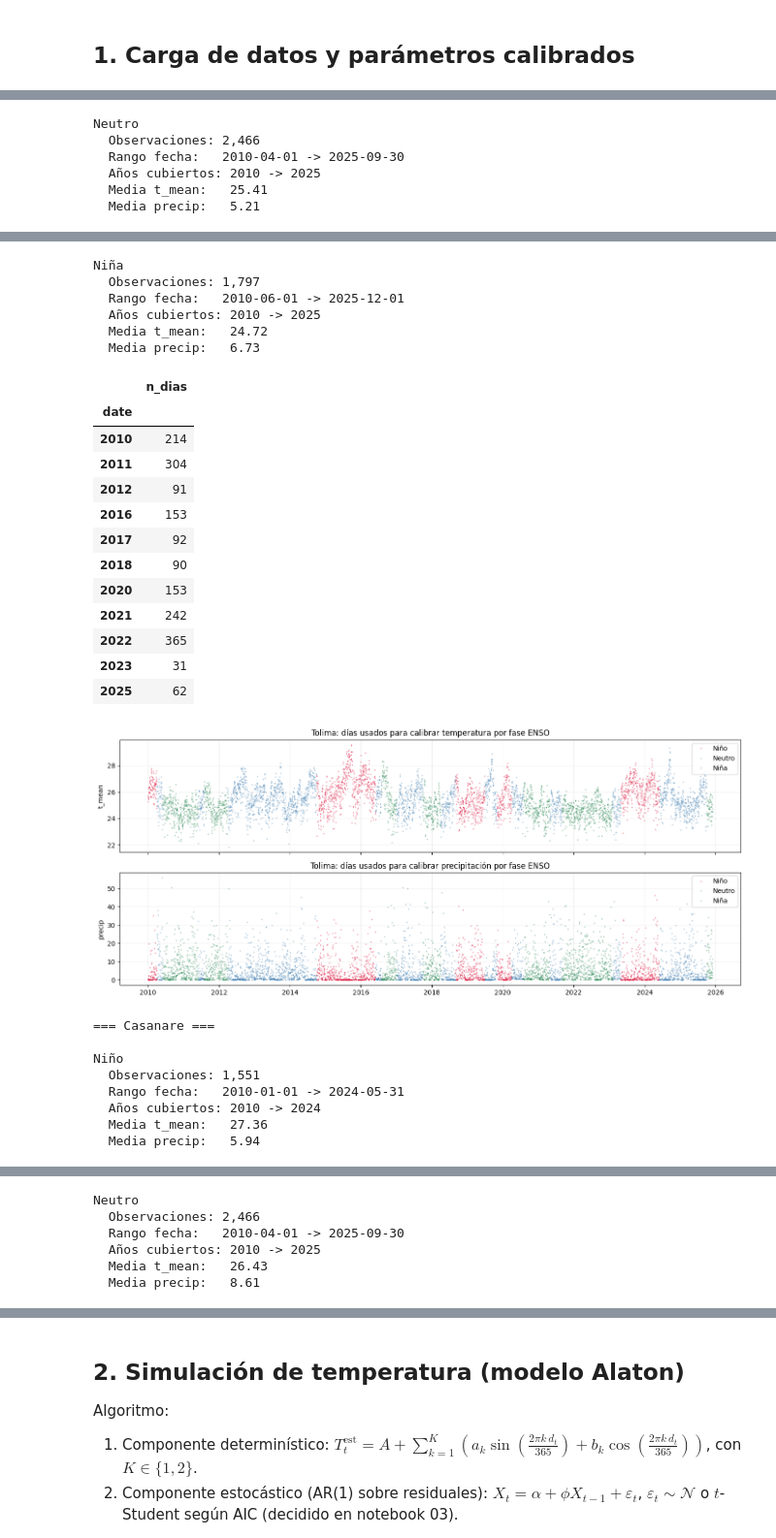
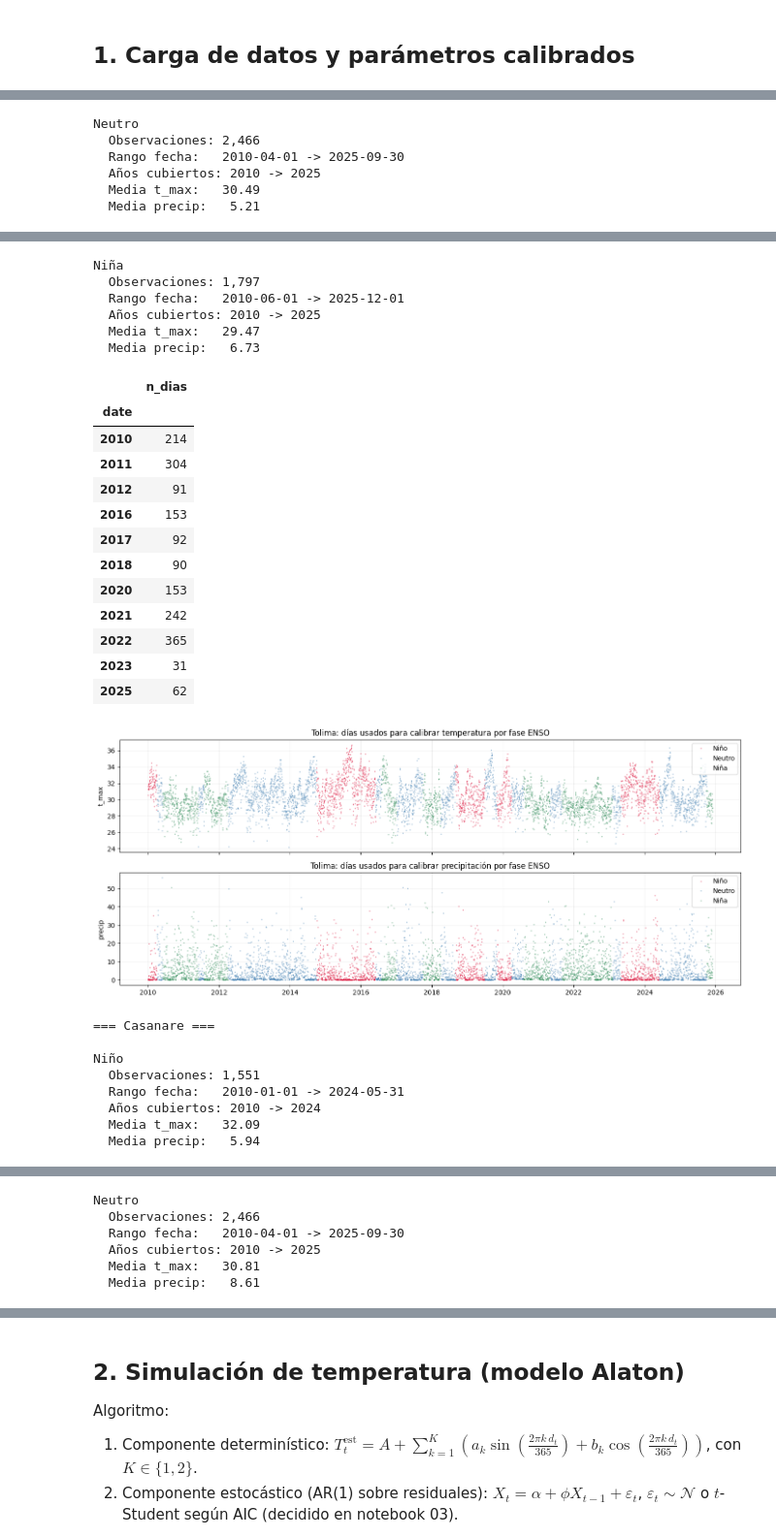
Before and after one commit to despinosaa/enso_rice_weather_derivatives, a Jupyter notebook: notebooks/06_monte_carlo_climate_simulation.ipynb, the cells around one changed output, grey strips where cells are left out. Shown at 97% size. Cells and saved outputs as stored; diff of their text form; code cells hidden in the pictures.

```diff
--- a/notebooks/06_monte_carlo_climate_simulation.ipynb
+++ b/notebooks/06_monte_carlo_climate_simulation.ipynb
@@ -38,8 +38,9 @@ rng = np.random.default_rng(SEED)
 # %%
 df = pd.read_excel("../data/processed/Modelo_Completo.xlsx", parse_dates=["date"]).set_index("date")
 
-df_Casanare = df[df["department"] == "Casanare"][["t_mean", "precip"]].copy()
-df_Tolima   = df[df["department"] == "Tolima"  ][["t_mean", "precip"]].copy()
+VAR_TEMP = "t_max"
+df_Casanare = df[df["department"] == "Casanare"][[VAR_TEMP, "precip"]].copy()
+df_Tolima   = df[df["department"] == "Tolima"  ][[VAR_TEMP, "precip"]].copy()
 
 # Fases ENSO mensuales -> broadcast a frecuencia diaria
 enso = pd.read_excel("../data/processed/Modelo_Completo.xlsx", sheet_name="CapaB_ENSO")
@@ -92,7 +93,7 @@ Fases ENSO en muestra Casanare: {'Neutro': 2466, 'Niña': 1797, 'Niño': 1551}
 DEPARTAMENTOS = {"Tolima": df_Tolima, "Casanare": df_Casanare}
 ESCENARIOS    = ["Niño", "Neutro", "Niña"]
 
-def resumir_muestra_calibracion(df_dpto, nombre_dpto):
+def resumir_muestra_calibracion(df_dpto, nombre_dpto, var_temp=VAR_TEMP):
     """Muestra qué datos se usan para calibrar cada fase ENSO.
 
     Importante:
@@ -105,8 +106,8 @@ def resumir_muestra_calibracion(df_dpto, nombre_dpto):
 
     print(f"\n=== {nombre_dpto} ===")
     for fase in ESCENARIOS:
-        sub = df_dpto.loc[df_dpto["fase"] == fase, ["t_mean", "precip", "roni", "fase"]].copy()
-        sub = sub.dropna(subset=["t_mean", "precip"])
+        sub = df_dpto.loc[df_dpto["fase"] == fase, [var_temp, "precip", "roni", "fase"]].copy()
+        sub = sub.dropna(subset=[var_temp, "precip"])
 
         if sub.empty:
             print(f"{fase}: no hay observaciones")
@@ -121,13 +122,13 @@ def resumir_muestra_calibracion(df_dpto, nombre_dpto):
         print(f"  Observaciones: {n_obs:,}")
         print(f"  Rango fecha:   {date_min} -> {date_max}")
         print(f"  Años cubiertos: {years.index.min()} -> {years.index.max()}")
-        print(f"  Media t_mean:   {sub['t_mean'].mean():.2f}")
+        print(f"  Media {var_temp}:   {sub[var_temp].mean():.2f}")
         print(f"  Media precip:   {sub['precip'].mean():.2f}")
 
         display(years.rename("n_dias").to_frame())
 
         axes[0].plot(
-            sub.index, sub["t_mean"],
+            sub.index, sub[var_temp],
             linestyle="none", marker=".", markersize=2,
             alpha=0.35, color=colors[fase], label=fase
         )
@@ -138,7 +139,7 @@ def resumir_muestra_calibracion(df_dpto, nombre_dpto):
         )
 
     axes[0].set_title(f"{nombre_dpto}: días usados para calibrar temperatura por fase ENSO")
-    axes[0].set_ylabel("t_mean")
+    axes[0].set_ylabel(var_temp)
     axes[0].legend()
     axes[0].grid(alpha=0.2)
 
@@ -151,7 +152,7 @@ def resumir_muestra_calibracion(df_dpto, nombre_dpto):
     plt.show()
 
 for dpto, df_dpto in DEPARTAMENTOS.items():
-    resumir_muestra_calibracion(df_dpto, dpto)
+    resumir_muestra_calibracion(df_dpto, dpto, var_temp=VAR_TEMP)
 # %% [output]
 === Tolima ===
 
@@ -176,7 +177,7 @@ Neutro
   Observaciones: 2,466
   Rango fecha:   2010-04-01 -> 2025-09-30
   Años cubiertos: 2010 -> 2025
-  Media t_mean:   25.41
+  Media t_max:   30.49
   Media precip:   5.21
 |  | n_dias |
 | date |  |
@@ -185,42 +186,42 @@ Neutro
 | 2012 | 275 |
 | 2013 | 365 |
 | 2014 | 273 |
 | 2016 | 61 |
 | 2017 | 273 |
 | 2018 | 153 |
 | 2019 | 123 |
 | 2020 | 122 |
 | 2021 | 123 |
 | 2023 | 89 |
 | 2024 | 214 |
 | 2025 | 273 |
 Niña
   Observaciones: 1,797
   Rango fecha:   2010-06-01 -> 2025-12-01
   Años cubiertos: 2010 -> 2025
-  Media t_mean:   24.72
+  Media t_max:   29.47
   Media precip:   6.73
 |  | n_dias |
 | date |  |
 | 2010 | 214 |
 | 2011 | 304 |
 | 2012 | 91 |
 | 2016 | 153 |
 | 2017 | 92 |
 | 2018 | 90 |
 | 2020 | 153 |
 | 2021 | 242 |
 | 2022 | 365 |
 | 2023 | 31 |
 | 2025 | 62 |
-[figure, old version]
+[figure, new version]
 === Casanare ===
 
 Niño
   Observaciones: 1,551
   Rango fecha:   2010-01-01 -> 2024-05-31
   Años cubiertos: 2010 -> 2024
-  Media t_mean:   27.36
+  Media t_max:   32.09
   Media precip:   5.94
 |  | n_dias |
 | date |  |
@@ -237,7 +238,7 @@ Neutro
   Observaciones: 2,466
   Rango fecha:   2010-04-01 -> 2025-09-30
   Años cubiertos: 2010 -> 2025
-  Media t_mean:   26.43
+  Media t_max:   30.81
   Media precip:   8.61
 |  | n_dias |
 | date |  |
```
Also changed, not shown: parts of 11 cells of this notebook, 14 other files.
